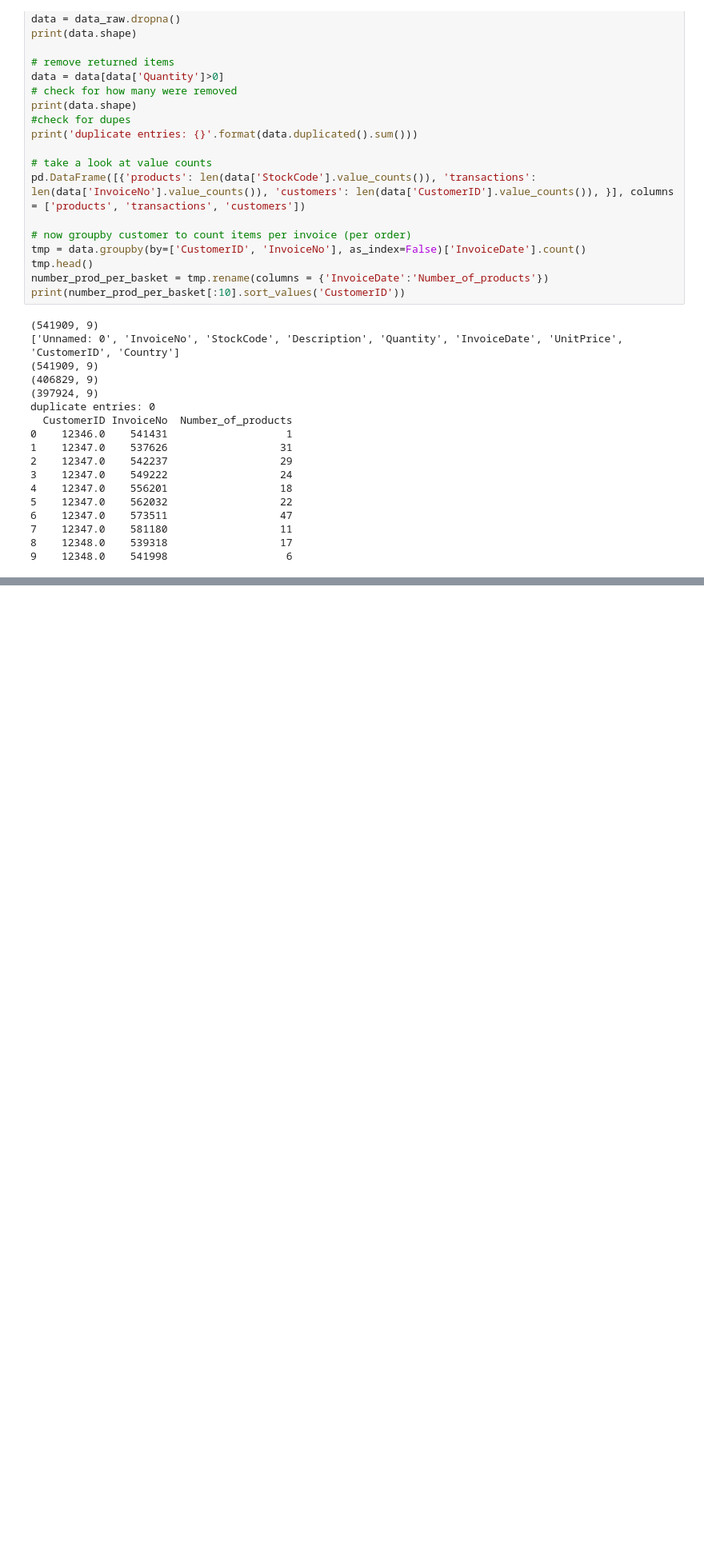
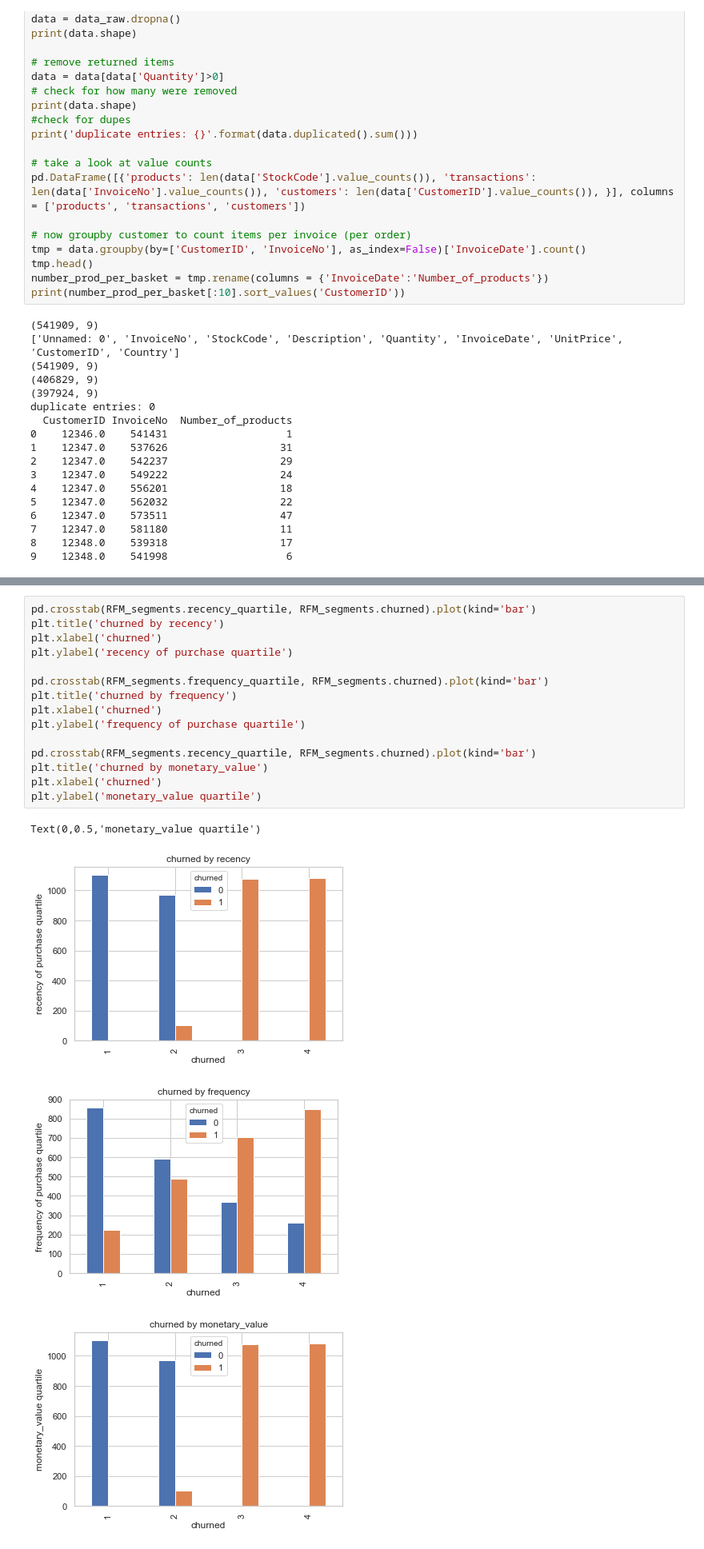
Before and after one commit to Rafael-SV/online_retail_analysis, a Jupyter notebook: customer_segmentation.ipynb, the cells around one changed output, grey strips where cells are left out. Shown at 80% size. Drawn from its saved outputs; the diff is of its cells as text; blank space fills up the shorter version.

Commit message:
added plots of churn versus the 3 RFM variables

```diff
--- a/customer_segmentation.ipynb
+++ b/customer_segmentation.ipynb
@@ -159,0 +153,20 @@ Text(0,0.5,'frequency of purchase quartile')
+# %%
+pd.crosstab(RFM_segments.recency_quartile, RFM_segments.churned).plot(kind='bar')
+plt.title('churned by recency')
+plt.xlabel('churned')
+plt.ylabel('recency of purchase quartile')
+
+pd.crosstab(RFM_segments.frequency_quartile, RFM_segments.churned).plot(kind='bar')
+plt.title('churned by frequency')
+plt.xlabel('churned')
+plt.ylabel('frequency of purchase quartile')
+
+pd.crosstab(RFM_segments.recency_quartile, RFM_segments.churned).plot(kind='bar')
+plt.title('churned by monetary_value')
+plt.xlabel('churned')
+plt.ylabel('monetary_value quartile')
+# %% [output]
+Text(0,0.5,'monetary_value quartile')
+[figure, added]
+[figure, added]
+[figure, added]
```
Also changed, not shown: parts of 1 cell of this notebook.
